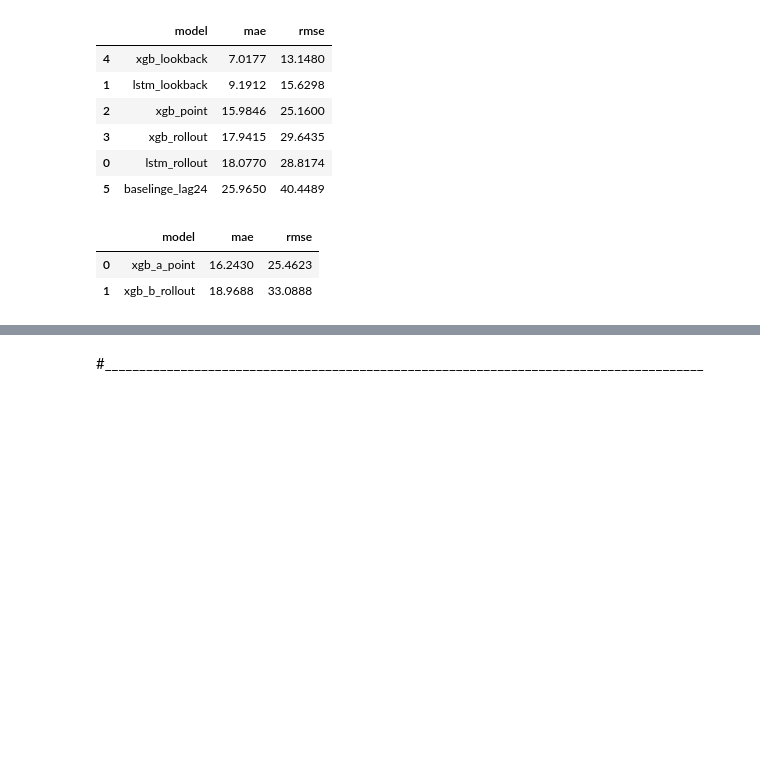
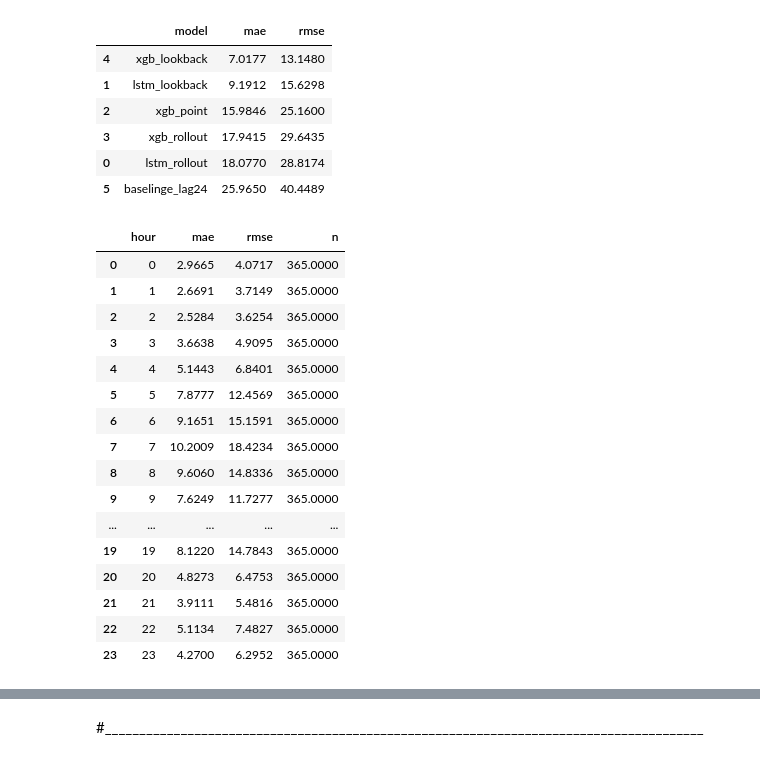
Before and after one commit to ds24m048/masters-thesis, a Jupyter notebook: price-forecast.ipynb, the cells around one changed output, grey strips where cells are left out. Cells and saved outputs as stored; diff of their text form; code cells hidden in the pictures; blank space fills up the shorter version.

```diff
--- a/price-forecast.ipynb
+++ b/price-forecast.ipynb
@@ -871,14 +935,40 @@ scores
 | 3 | xgb_rollout | 17.9415 | 29.6435 |
 | 0 | lstm_rollout | 18.0770 | 28.8174 |
 | 5 | baselinge_lag24 | 25.9650 | 40.4489 |
-# %%
-scores = pd.DataFrame([
-    {"model": "xgb_a_point", "mae": mae_score(y_test_point, y_pred_xgb_point), "rmse": rmse_score(y_test_point, y_pred_xgb_point)},
-    {"model": "xgb_b_rollout", "mae": mae_score(y_test_rollout, y_pred_xgb_lookback), "rmse": rmse_score(y_test_rollout, y_pred_xgb_lookback)},
-]).sort_values("mae")
-
-scores
-# %% [output]
-|  | model | mae | rmse |
-| 0 | xgb_a_point | 16.2430 | 25.4623 |
-| 1 | xgb_b_rollout | 18.9688 | 33.0888 |
+# %%
+# Stundenweise MAE/RMSE für y_test_raw vs y_pred_xgb_lookback2
+hourly_scores_xgb_rollout = (
+    pd.DataFrame({
+        "hour": test_df.index.hour,
+        "y_true": y_test_raw,
+        "y_pred": y_pred_xgb_lookback3,
+    })
+    .groupby("hour", as_index=False)
+    .apply(lambda g: pd.Series({
+        "mae": mae_score(g["y_true"].to_numpy(), g["y_pred"].to_numpy()),
+        "rmse": rmse_score(g["y_true"].to_numpy(), g["y_pred"].to_numpy()),
+        "n": len(g),
+    }))
+    .reset_index(drop=True)
+    .sort_values("hour")
+)
+
+hourly_scores_xgb_rollout
+# %% [output]
+|  | hour | mae | rmse | n |
+| 0 | 0 | 2.9665 | 4.0717 | 365.0000 |
+| 1 | 1 | 2.6691 | 3.7149 | 365.0000 |
+| 2 | 2 | 2.5284 | 3.6254 | 365.0000 |
+| 3 | 3 | 3.6638 | 4.9095 | 365.0000 |
+| 4 | 4 | 5.1443 | 6.8401 | 365.0000 |
+| 5 | 5 | 7.8777 | 12.4569 | 365.0000 |
+| 6 | 6 | 9.1651 | 15.1591 | 365.0000 |
+| 7 | 7 | 10.2009 | 18.4234 | 365.0000 |
+| 8 | 8 | 9.6060 | 14.8336 | 365.0000 |
+| 9 | 9 | 7.6249 | 11.7277 | 365.0000 |
+| ... | ... | ... | ... | ... |
+| 19 | 19 | 8.1220 | 14.7843 | 365.0000 |
+| 20 | 20 | 4.8273 | 6.4753 | 365.0000 |
+| 21 | 21 | 3.9111 | 5.4816 | 365.0000 |
+| 22 | 22 | 5.1134 | 7.4827 | 365.0000 |
+| 23 | 23 | 4.2700 | 6.2952 | 365.0000 |
```
Also changed, not shown: parts of 2 cells of this notebook.
